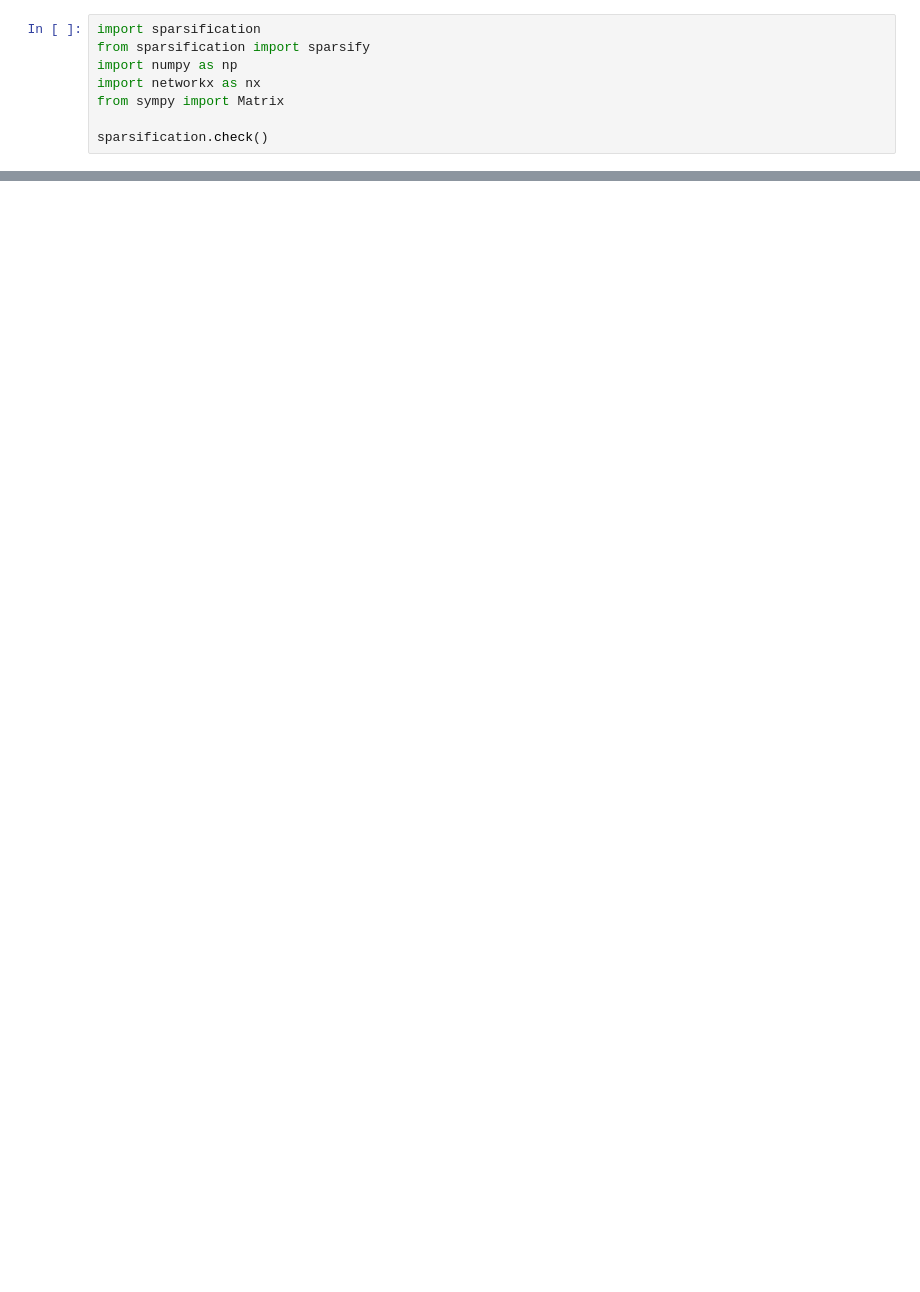
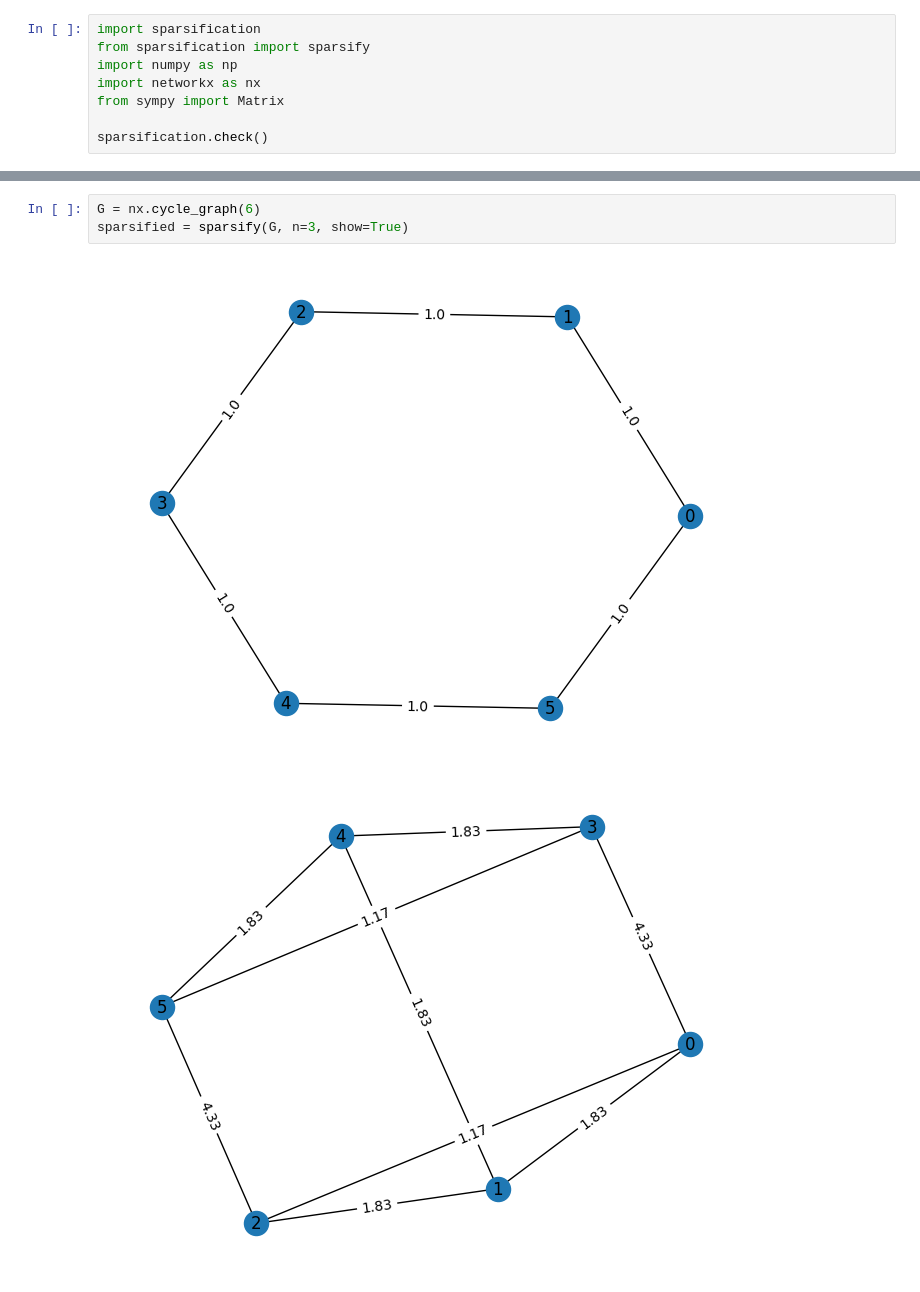
Before and after one commit to akamaaru/spectral-spasification, a Jupyter notebook: demo.ipynb, the cells around one changed output, grey strips where cells are left out. Drawn from its saved outputs; the diff is of its cells as text; blank space fills up the shorter version.

```diff
--- a/demo.ipynb
+++ b/demo.ipynb
@@ -42,0 +40,6 @@ sparsified = sparsify(G, show=True)
+# %%
+G = nx.cycle_graph(6)
+sparsified = sparsify(G, n=3, show=True)
+# %% [output]
+[figure, added]
+[figure, added]
```
Also changed, not shown: parts of 13 cells of this notebook, 1 other file.
